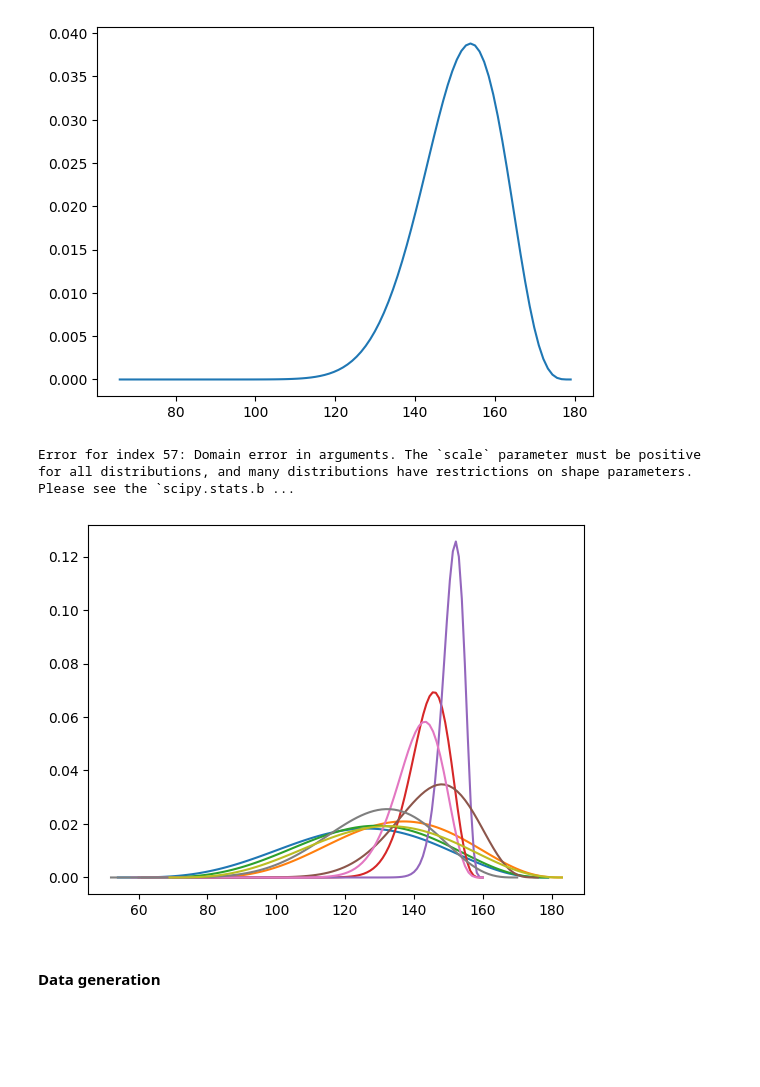
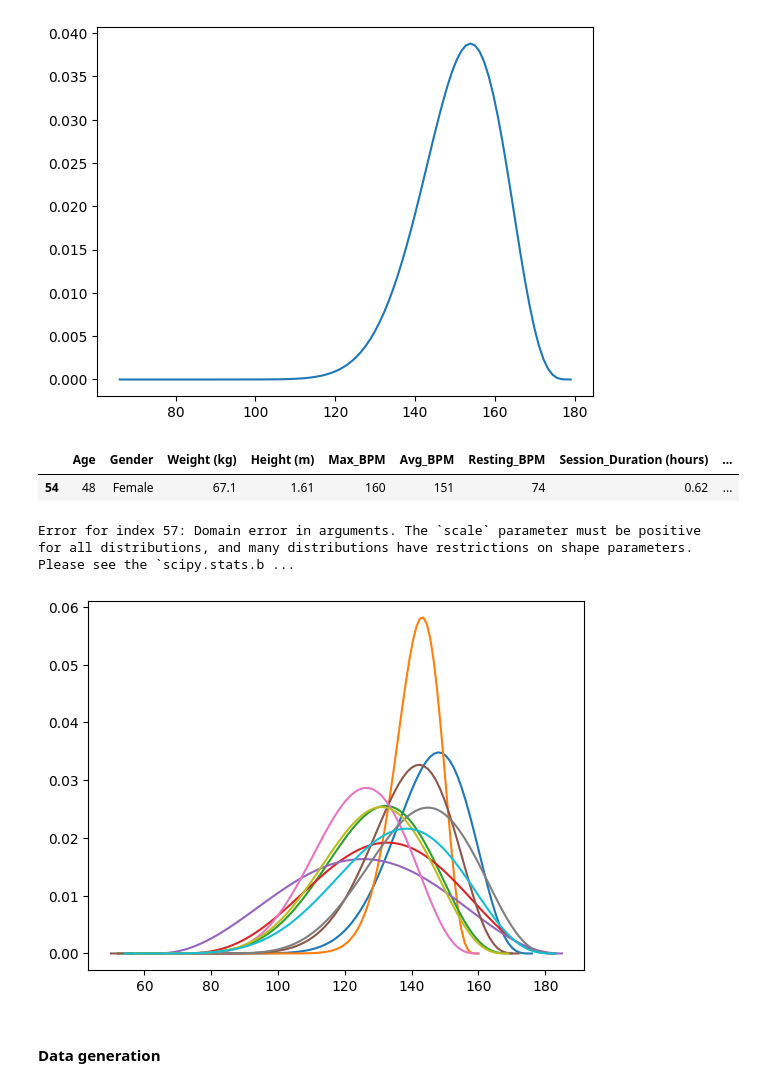
Before and after one commit to dahermar/TFM-Music-Recommendation-System, a Jupyter notebook: System/data_generator.ipynb, the cells around one changed output. Cells and saved outputs as stored; diff of their text form; code cells hidden in the pictures; blank space fills up the shorter version.

```diff
--- a/System/data_generator.ipynb
+++ b/System/data_generator.ipynb
@@ -260,28 +260,33 @@ Generated std: 10.28
 Generated min: 126.41
 Generated max: 168.94
 [figure]
+# %%
+df_gym.iloc[54:55]
+# %% [output]
+|  | Age | Gender | Weight (kg) | Height (m) | Max_BPM | Avg_BPM | Resting_BPM | Session_Duration (hours) | ... |
+| 54 | 48 | Female | 67.1 | 1.61 | 160 | 151 | 74 | 0.62 | ... |
 # %%
-for index, row in df_gym.iloc[50:60].iterrows():
+for index, row in df_gym.iloc[55:66].iterrows():
     min_val, max_val, avg, N = row['Resting_BPM'], row['Max_BPM'], row['Avg_BPM'], math.trunc(row['Session_Duration (hours)'] * 60)
     std = mean_std_ratio_avg_max * (max_val - avg)
 
     try:
         genarated_heart_rates_session = genarate_heart_rates_beta(min_val, max_val, avg, std, N, True)
 
         # print(f"Min: {min_val}, Max: {max_val}, Avg: {avg}, Std: {std}, N: {N}")
 
         # print(f"Real average: {np.mean(genarated_heart_rates_session):.2f}")
         # print(f"Real std: {np.std(genarated_heart_rates_session, ddof=1):.2f}")
         # print(f"Real min: {np.min(genarated_heart_rates_session):.2f}")
         # print(f"Real max: {np.max(genarated_heart_rates_session):.2f}")
 
         # print('\n')
     except Exception as e:
         print(f"Error for index {index}: {e}")
         continue
 # %% [output]
 Error for index 57: Domain error in arguments. The `scale` parameter must be positive for all distributions, and many distributions have restrictions on shape parameters. Please see the `scipy.stats.b ...
-[figure, old version]
+[figure, new version]
 # %% [markdown]
 #### Data generation
 # %%
```
Also changed, not shown: 3 other files.
